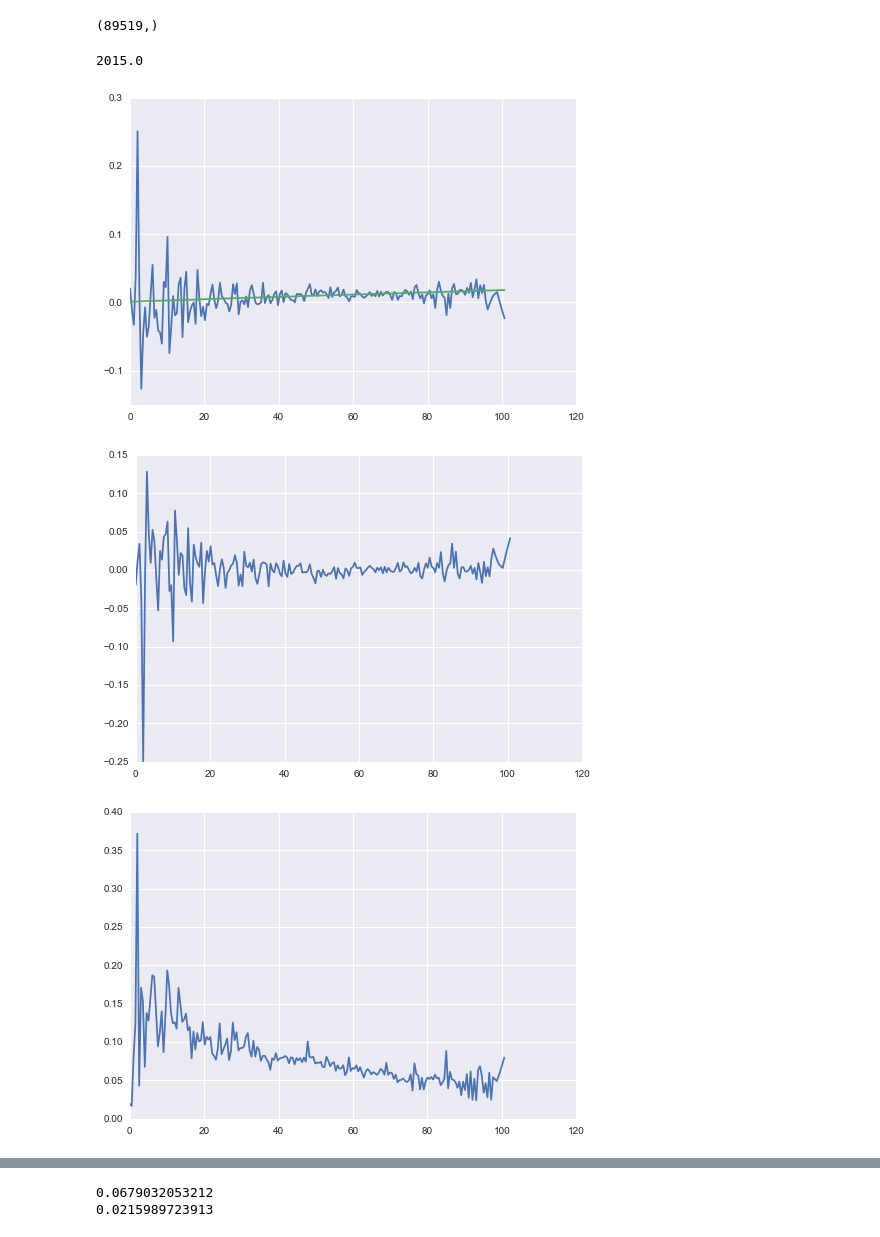
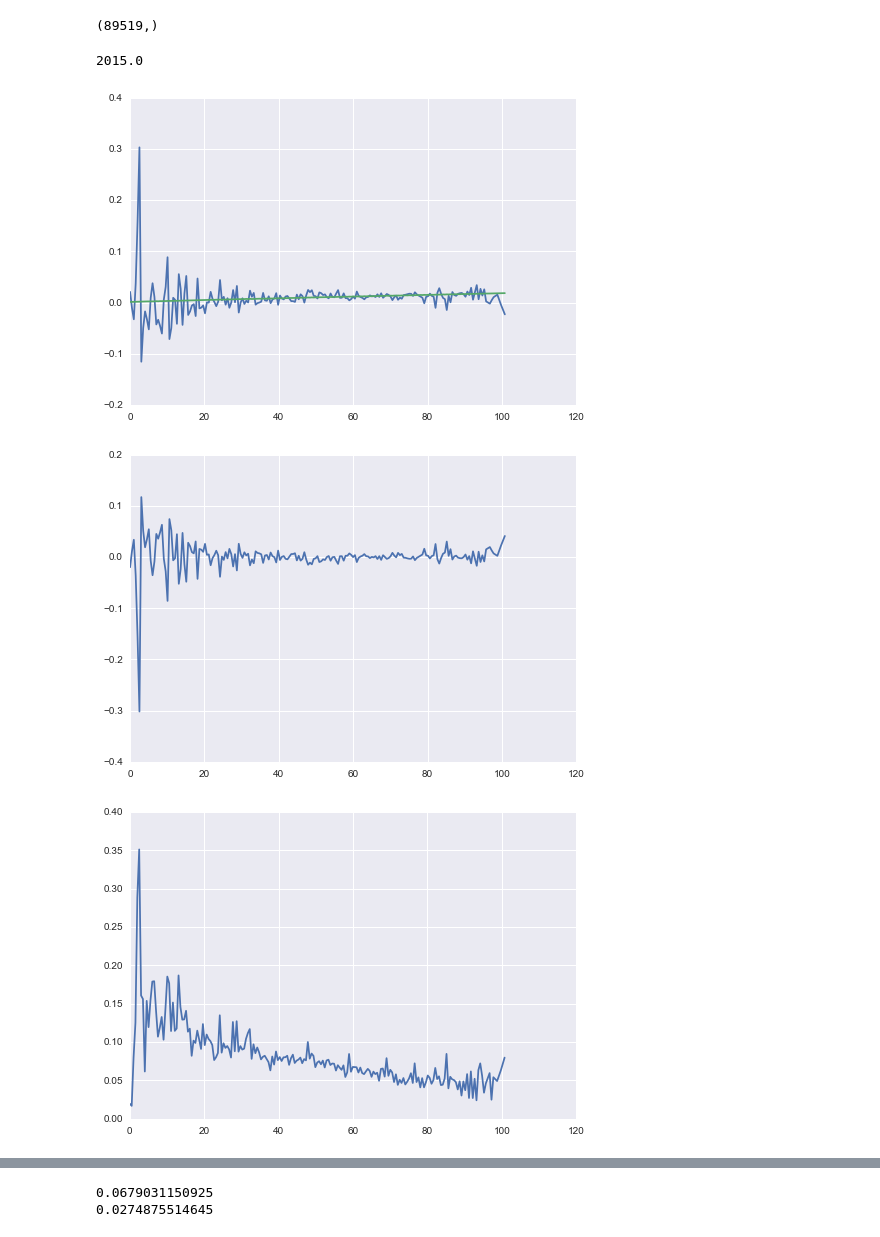
Before and after one commit to MatthewMcGonagle/KaggleZillow, a Jupyter notebook: diffusion.ipynb, the cells around one changed output, grey strips where cells are left out. Cells and saved outputs as stored; diff of their text form; code cells hidden in the pictures.

```diff
--- a/diffusion.ipynb
+++ b/diffusion.ipynb
@@ -473,7 +488,7 @@ nbrs.fit(vals_df[['latitude', 'longitude']])
 diffusions = np.zeros(diffinit.shape)
 coords = vals_df[['latitude', 'longitude']].values
 
-epsilon = 10**7
+epsilon = 10**2
 for k in ks:
 
     nbrdistance, nbrindex = nbrs.kneighbors(coords, n_neighbors = k)
@@ -639,35 +654,35 @@ minval = np.amin(x_train[0])
 print(maxval)
 x_train[0] = (x_train[0] - minval) / (maxval - minval) * nbins
 x_train[0] = x_train[0].astype(int)
 x_train[0] = x_train[0] * (maxval - minval) / nbins
 x_train = x_train.T
 
 y_error = y_predict - y_train
 
-plot_df_values = np.hstack((x_train, y_train, y_predict, y_error, relative_error))
-plot_df = pd.DataFrame(plot_df_values, columns = ['diffusion', 'yearbuilt', 'logerror', 'prediction', 'y_error', 'relative_error'])
+plot_df_values = np.hstack((x_train, y_train, y_predict, y_error))
+plot_df = pd.DataFrame(plot_df_values, columns = ['diffusion', 'yearbuilt', 'logerror', 'prediction', 'y_error'])
 plot_df = plot_df.groupby('diffusion').mean()
 
 plt.plot(plot_df.index, plot_df['logerror'])
 plt.plot(plot_df.index, plot_df['prediction'])
 plt.show()
 
 plt.plot(plot_df.index, plot_df['y_error'])
 plt.show()
 
 y_error = np.abs(y_error)
 plot_df_values = np.hstack((x_train, y_error))
 plot_df = pd.DataFrame(plot_df_values, columns = ['diffusion', 'yearbuilt', 'abserror'])
 plot_df = plot_df.groupby('diffusion').mean()
 plt.plot(plot_df.index, plot_df['abserror'])
 plt.show()
 
 plot_df = pd.DataFrame(plot_df_values, columns = ['diffusion', 'yearbuilt', 'abserror'])
 plot_df = plot_df.groupby('diffusion').count()
 plt.plot(plot_df.index, plot_df['abserror'])
 plt.show()
 # %% [output]
 2015.0
-[figure, old version]
+[figure, new version]
-[figure, old version]
+[figure, new version]
-[figure, old version]
+[figure, new version]
@@ -683,7 +698,7 @@ print(np.mean(y_error))
 indices = x_train[0].T > 75
 print(np.mean(y_error[indices]))
 # %% [output]
-0.0679032053212
-0.0215989723913
+0.0679031150925
+0.0274875514645
 # %%
 # Do a graph of abserror vs diffusion for different values of k neighbors.
```
Also changed, not shown: parts of 5 cells of this notebook.
